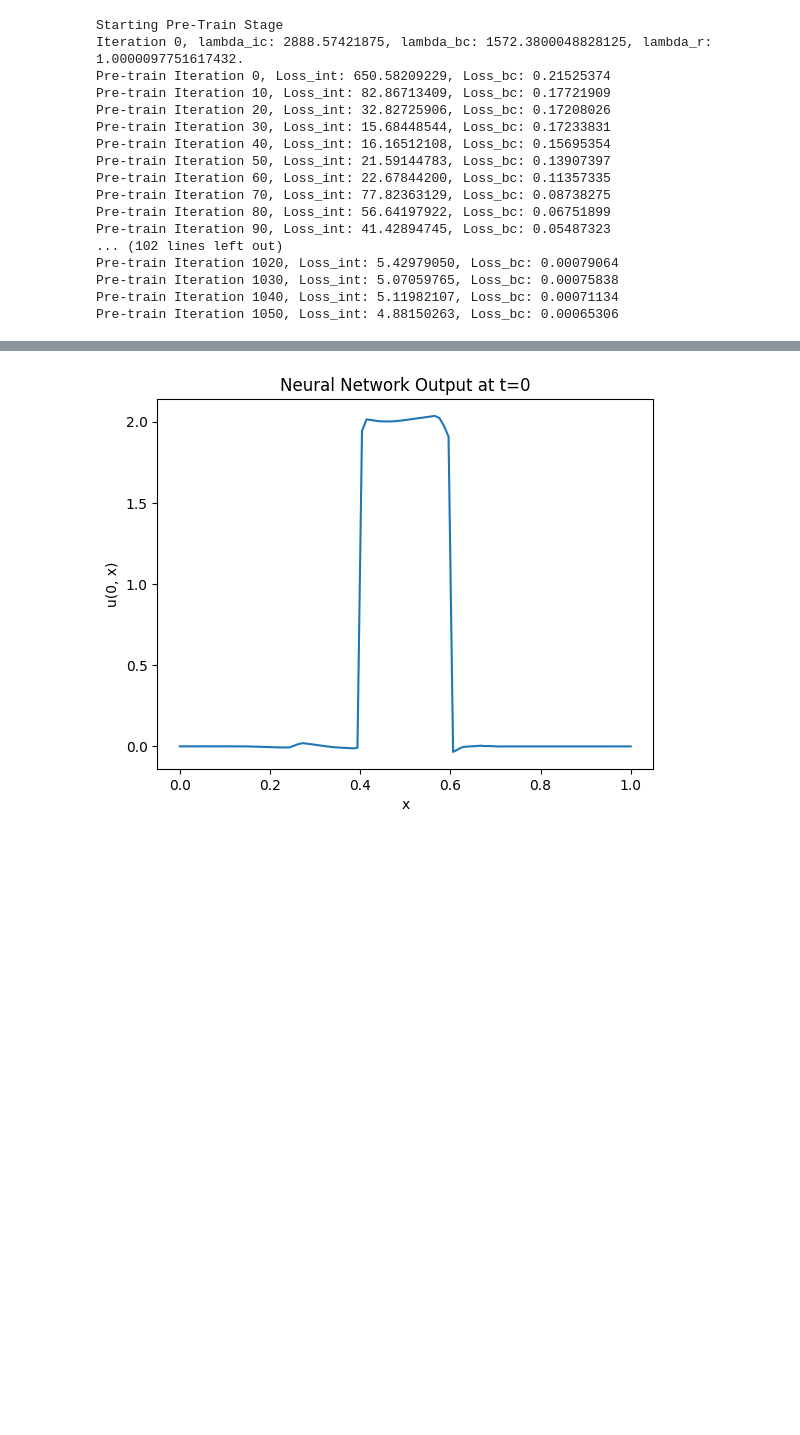
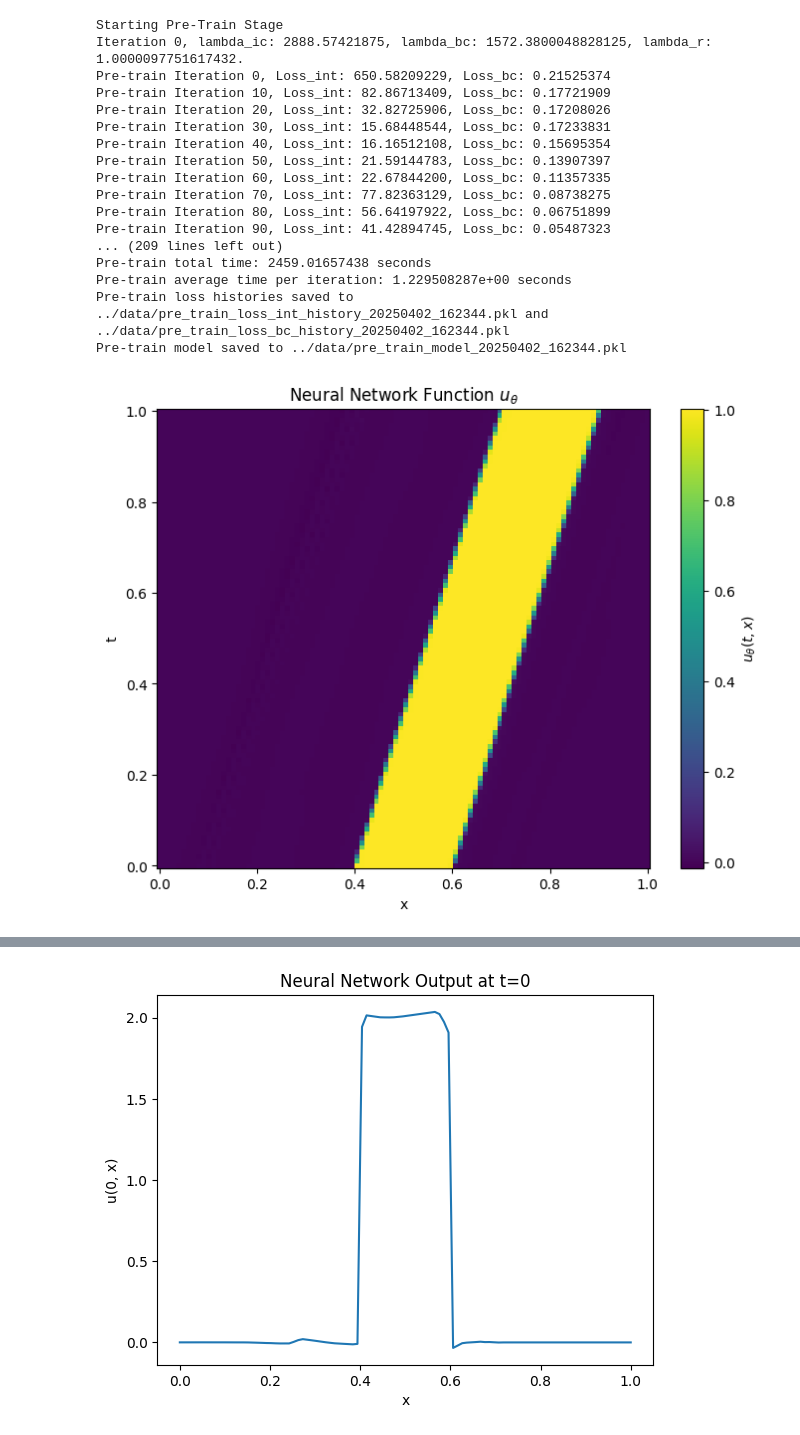
Before and after one commit to HaoLi-HL/NN-HCL, a Jupyter notebook: Code/HCL_1D_triangle_mesh.ipynb, the cells around one changed output, grey strips where cells are left out. Saved outputs shown, nothing was run; the diff lists cells and outputs as text; code cells hidden in the pictures; blank space fills up the shorter version.

```diff
--- a/Code/HCL_1D_triangle_mesh.ipynb
+++ b/Code/HCL_1D_triangle_mesh.ipynb
@@ -478,42 +475,42 @@ def plot_loss_history(loss_int, loss_bc, title):
     plt.legend()
     plt.title(title)
     plt.show()
+
+# Initialize the optimization problem
+optProb = MinMaxOptProb(
+    N_t=32,
+    N_x=32,
+    lr_theta=0.01,
+    hidden_dims=(64, 64, 64, 64),
+    seed=0,
+    u0=u0, u1=u1, u2=u2,
+)
 # %%
-# Initialize the optimization problem
-optProb = MinMaxOptProb(
-    N_t=32,
-    N_x=32,
-    lr_theta=0.005,
-    hidden_dims=(64, 64, 64, 64),
-    seed=0,
-    u0=u0, u1=u1, u2=u2,
-    lambda_bc_static=0.99
-)
-
 # Pre-train stage
 pre_train_num_iterations = 2000
 plot_u_theta(optProb.model, optProb.params, M_t=100, M_x=100)  # Plot initial model state
 optProb.pre_train_process(pre_train_num_iterations)
 plot_u_theta(optProb.model, optProb.params, M_t=100, M_x=100)  # Plot after pre-train
 
 # Plot pre-train loss history
 plot_loss_history(optProb.pre_loss_int_history, optProb.pre_loss_bc_history, 'Pre-train Loss History')
 # %% [output]
 [figure]
 Starting Pre-Train Stage
 Iteration 0, lambda_ic: 2888.57421875, lambda_bc: 1572.3800048828125, lambda_r: 1.0000097751617432.
 Pre-train Iteration 0, Loss_int: 650.58209229, Loss_bc: 0.21525374
 Pre-train Iteration 10, Loss_int: 82.86713409, Loss_bc: 0.17721909
 Pre-train Iteration 20, Loss_int: 32.82725906, Loss_bc: 0.17208026
 Pre-train Iteration 30, Loss_int: 15.68448544, Loss_bc: 0.17233831
 Pre-train Iteration 40, Loss_int: 16.16512108, Loss_bc: 0.15695354
 Pre-train Iteration 50, Loss_int: 21.59144783, Loss_bc: 0.13907397
 Pre-train Iteration 60, Loss_int: 22.67844200, Loss_bc: 0.11357335
 Pre-train Iteration 70, Loss_int: 77.82363129, Loss_bc: 0.08738275
 Pre-train Iteration 80, Loss_int: 56.64197922, Loss_bc: 0.06751899
 Pre-train Iteration 90, Loss_int: 41.42894745, Loss_bc: 0.05487323
-... (102 lines left out)
-Pre-train Iteration 1020, Loss_int: 5.42979050, Loss_bc: 0.00079064
-Pre-train Iteration 1030, Loss_int: 5.07059765, Loss_bc: 0.00075838
-Pre-train Iteration 1040, Loss_int: 5.11982107, Loss_bc: 0.00071134
-Pre-train Iteration 1050, Loss_int: 4.88150263, Loss_bc: 0.00065306
+... (209 lines left out)
+Pre-train total time: 2459.01657438 seconds
+Pre-train average time per iteration: 1.229508287e+00 seconds
+Pre-train loss histories saved to ../data/pre_train_loss_int_history_20250402_162344.pkl and ../data/pre_train_loss_bc_history_20250402_162344.pkl
+Pre-train model saved to ../data/pre_train_model_20250402_162344.pkl
+[figure, added]
```
Also changed, not shown: parts of 6 cells of this notebook.
